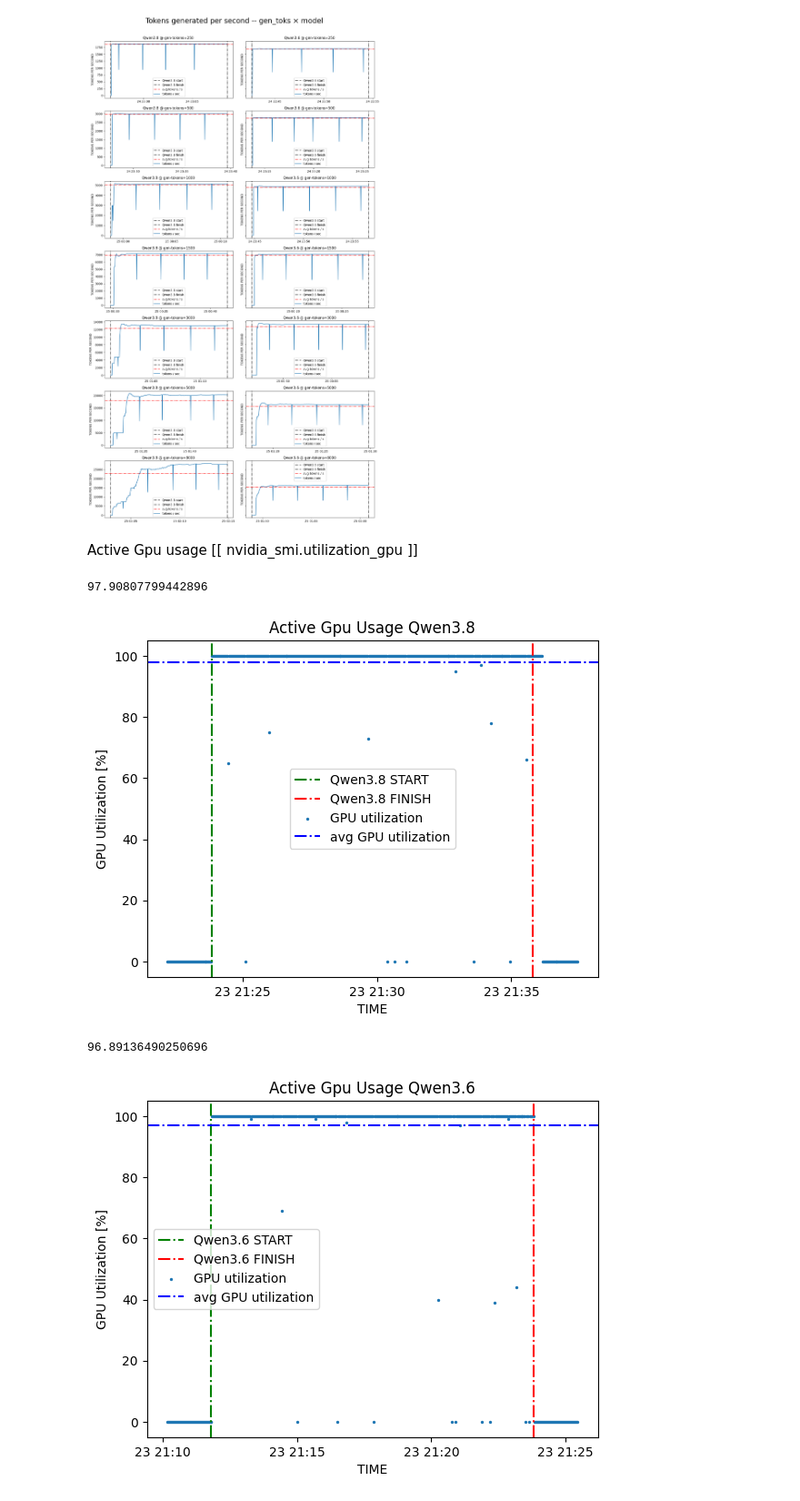
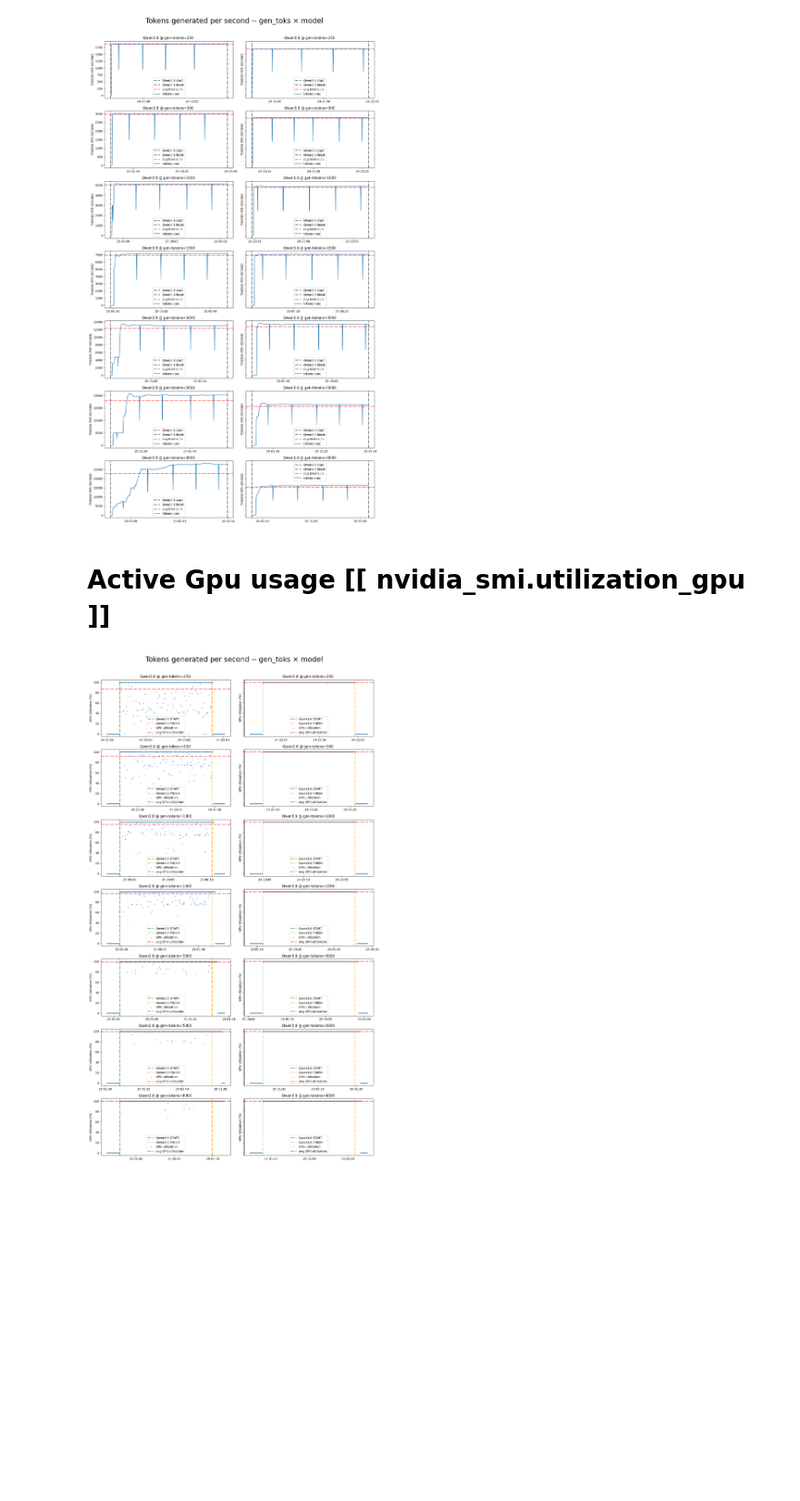
Before and after one commit to Francesco101/locust-LLM, a Jupyter notebook: 04-llm-inference-copy/tok-var-results/tok-var-analisi.ipynb, the cells around one changed output. Shown at 91% size. Drawn from its saved outputs; the diff is of its cells as text; code cells hidden in the pictures; blank space fills up the shorter version.

Commit message:
first results

```diff
--- a/04-llm-inference-copy/tok-var-results/tok-var-analisi.ipynb
+++ b/04-llm-inference-copy/tok-var-results/tok-var-analisi.ipynb
@@ -166,9 +168,10 @@ fig, axes = plt.subplots(n_rows, n_cols,
 if n_rows == 1:
     axes = [axes]
 
-for r, toks in enumerate(GEN_TOKENS):
+for r, toks in enumerate(toks_list):
     for c, m in enumerate(MODELS):
         ax = axes[r][c] if n_rows > 1 else axes[c]
+
         df = LCST[m][toks]
         dts = df["Timestamp"][1:] - df["Timestamp"][:-1]
         tokens_per_sec = 0.5 * (df["Total Average Content Size"][1:] + df["Total Average Content Size"][:-1]) / dts
@@ -193,36 +196,52 @@ plt.show()
 # %% [output]
 [figure]
 # %% [markdown]
-Active Gpu usage        [[ nvidia_smi.utilization_gpu ]]
+# Active Gpu usage        [[ nvidia_smi.utilization_gpu ]]
 # %%
-for m in MODELS:
-    plt.title(f"Active Gpu Usage {m}")
-    gpu_index = RESULTS[m]["index_GPU"]
-    proc = LCST[m]
-    df = DB["nvidia_smi"]
-    start, finish = min(proc["Timestamp"]), max(proc["Timestamp"])
-    delta = 100 # Adding some pre and post process power usage data
-    df = df.filter(pl.col("index") == gpu_index)
-    df = df.filter(pl.col("Timestamp-us").is_between(start - delta, finish + delta, closed="none"))
+# --- setup grid ---
+toks_list = sorted([int(x) for x in LCST[MODELS[0]].keys()])          # chiavi gen_toks (stesse per tutti)
+toks_list = [str(x) for x in toks_list]
+n_rows, n_cols = len(toks_list), len(MODELS)
 
-    start_dt = datetime.fromtimestamp(start, timezone.utc)
-    finish_dt = datetime.fromtimestamp(finish, timezone.utc)
-    plt.axvline(start_dt, label=f"{m} START", color='green', ls="-.")
-    plt.axvline(finish_dt, label=f"{m} FINISH", color='red', ls="-.")
-    plt.scatter(df["timestamp"], df["utilization_gpu"], s=2.0, label="GPU utilization")
+fig, axes = plt.subplots(n_rows, n_cols,
+                         figsize=(14, 3.5 * n_rows),
+                         sharex=False,
+                         sharey="row"
+                        )
 
-    df = df.filter(pl.col("Timestamp-us").is_between(start, finish, closed="none"))
-    avg_gpu_utilization = df["utilization_gpu"].mean()
-    RESULTS[m]["avg_gpu_utilization"] = avg_gpu_utilization
+# flatten axes se n_rows == 1 (altrimenti 2D array)
+if n_rows == 1:
+    axes = [axes]
 
-    plt.axhline(avg_gpu_utilization, color="b", ls="-.", label=f"avg GPU utilization")
-    print(avg_gpu_utilization)
-    plt.xlabel("TIME")
-    plt.ylabel("GPU Utilization [%]")
-    plt.legend()
-    plt.show()
+for r, toks in enumerate(toks_list):
+    for c, m in enumerate(MODELS):
+        ax = axes[r][c] if n_rows > 1 else axes[c]
+
+        gpu_index = RESULTS[m][toks]["index_GPU"]
+        proc = LCST[m][toks]
+        df = DB["nvidia_smi"]
+        start, finish = min(proc["Timestamp"]), max(proc["Timestamp"])
+        delta = 100 # Adding some pre and post process power usage data
+        df = df.filter(pl.col("index") == gpu_index)
+        df = df.filter(pl.col("Timestamp").is_between(start - delta, finish + delta, closed="none"))
+
+        start_dt = datetime.fromtimestamp(start, timezone.utc)
+        finish_dt = datetime.fromtimestamp(finish, timezone.utc)
+        ax.axvline(start_dt, label=f"{m} START", color='green', ls="-.")
+        ax.axvline(finish_dt, label=f"{m} FINISH", color='orange', ls="-.")
+        ax.scatter(df["Datetime"], df["utilization_gpu"], s=2.0, label="GPU utilization")
+
+        df = df.filter(pl.col("Timestamp").is_between(start, finish, closed="none"))
+        avg_gpu_utilization = df["utilization_gpu"].mean()
+        RESULTS[m][toks]["avg_gpu_utilization"] = avg_gpu_utilization
+
+        ax.axhline(avg_gpu_utilization, color="r", ls="-.",lw=1.5, label=f"avg GPU utilization")
+        ax.set_ylabel("GPU Utilization [%]")
+        ax.set_title(f"{m} @ gen-tokens={toks} ")
+        ax.legend()
+
+plt.suptitle("Tokens generated per second -- gen_toks × model", fontsize=24)
+plt.tight_layout(rect=[0, 0, 1, 0.97])
+plt.show()
 # %% [output]
-97.90807799442896
-[figure, old version]
+[figure, new version]
-96.89136490250696
-[figure, removed]
```
Also changed, not shown: parts of 9 cells of this notebook.
